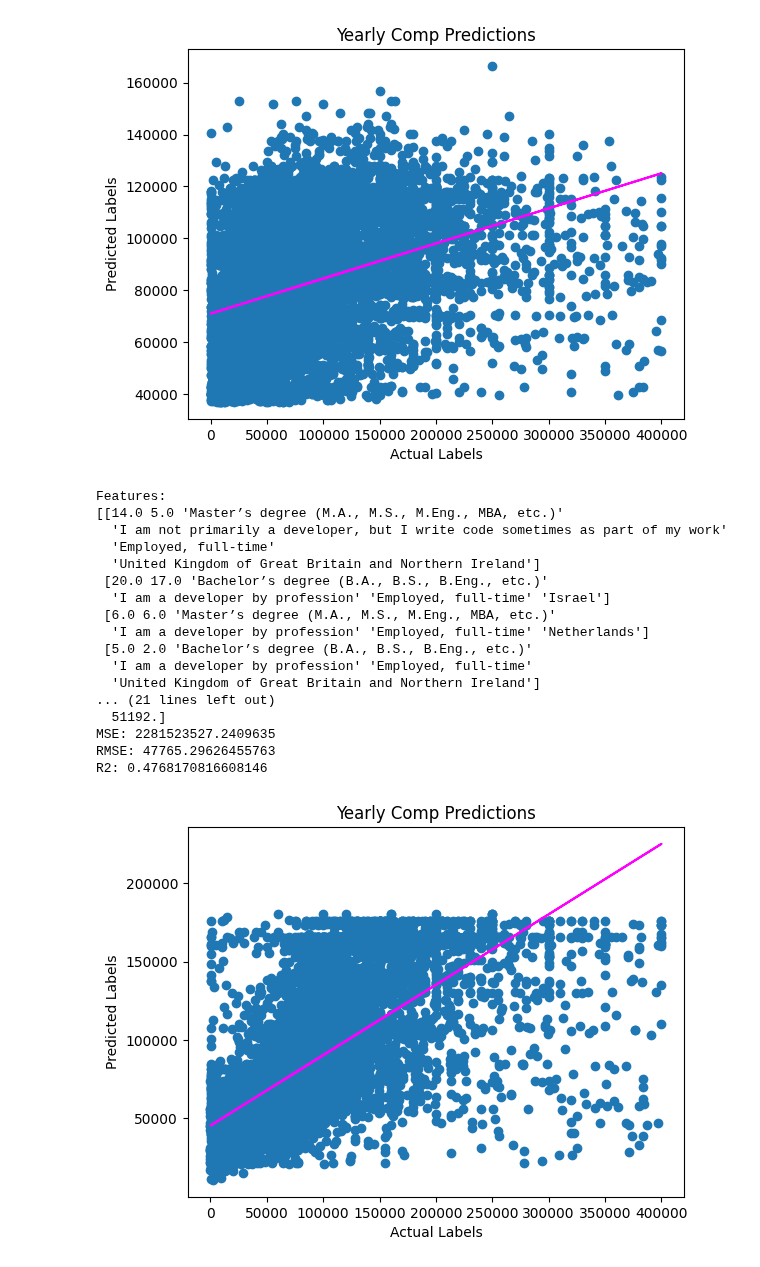
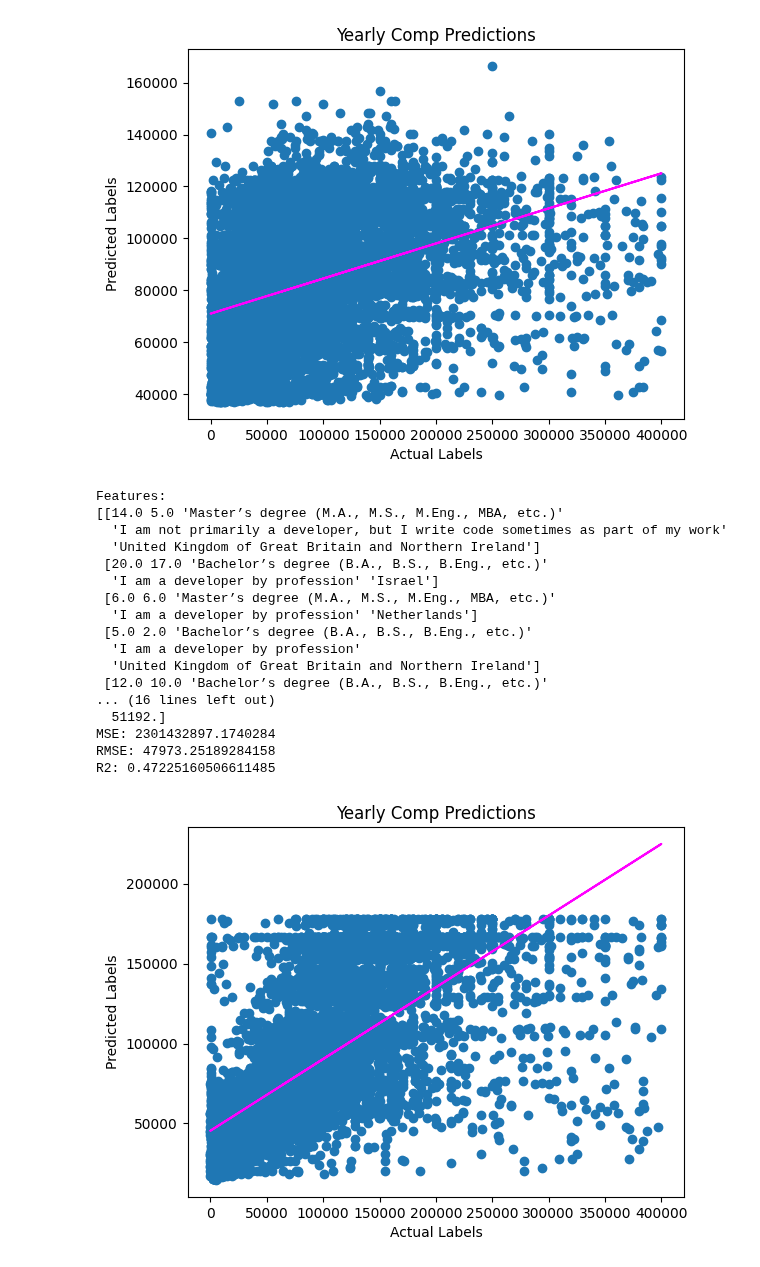
Before and after one commit to pamelafox/regression-model-azure-demo, a Jupyter notebook: explorer.ipynb, the cells around one changed output. Cells and saved outputs as stored; diff of their text form; code cells hidden in the pictures.

```diff
--- a/explorer.ipynb
+++ b/explorer.ipynb
@@ -366,7 +366,7 @@ from sklearn.linear_model import LinearRegression
 import numpy as np
 
 # Separate features and labels
-X, y = survey_data[['YearsCode','YearsCodePro', 'EdLevel', 'MainBranch', 'Employment', 'Country']].values, survey_data['ConvertedCompYearly'].values
+X, y = survey_data[['YearsCode','YearsCodePro', 'EdLevel', 'MainBranch', 'Country']].values, survey_data['ConvertedCompYearly'].values
 X_train, X_test, y_train, y_test = train_test_split(X, y, test_size=0.30, random_state=0)
 print('Features:',X[:10], '\nLabels:', y[:10], sep='\n')
 
@@ -376,43 +376,43 @@ numeric_transformer = Pipeline(steps=[
     ('scaler', StandardScaler())])
 
 # Define preprocessing for categorical features (encode them)
-categorical_features = [2, 3, 4, 5]
+categorical_features = [2, 3, 4]
 categorical_transformer = Pipeline(steps=[
     ('onehot', OneHotEncoder(handle_unknown='ignore'))])
 
 # Combine preprocessing steps
 preprocessor = ColumnTransformer(
     transformers=[
         ('num', numeric_transformer, numeric_features),
         ('cat', categorical_transformer, categorical_features)])
 
 # Create preprocessing and training pipeline
 pipeline = Pipeline(steps=[('preprocessor', preprocessor),
                            ('regressor', GradientBoostingRegressor())])
 
 
 # fit the pipeline to train a linear regression model on the training set
 model = pipeline.fit(X_train, (y_train))
 evaluate_model()
 # %% [output]
 Features:
 [[14.0 5.0 'Master’s degree (M.A., M.S., M.Eng., MBA, etc.)'
   'I am not primarily a developer, but I write code sometimes as part of my work'
-  'Employed, full-time'
   'United Kingdom of Great Britain and Northern Ireland']
  [20.0 17.0 'Bachelor’s degree (B.A., B.S., B.Eng., etc.)'
-  'I am a developer by profession' 'Employed, full-time' 'Israel']
+  'I am a developer by profession' 'Israel']
  [6.0 6.0 'Master’s degree (M.A., M.S., M.Eng., MBA, etc.)'
-  'I am a developer by profession' 'Employed, full-time' 'Netherlands']
+  'I am a developer by profession' 'Netherlands']
  [5.0 2.0 'Bachelor’s degree (B.A., B.S., B.Eng., etc.)'
-  'I am a developer by profession' 'Employed, full-time'
+  'I am a developer by profession'
   'United Kingdom of Great Britain and Northern Ireland']
-... (21 lines left out)
+ [12.0 10.0 'Bachelor’s degree (B.A., B.S., B.Eng., etc.)'
+... (16 lines left out)
   51192.]
-MSE: 2281523527.2409635
-RMSE: 47765.29626455763
-R2: 0.4768170816608146
+MSE: 2301432897.1740284
+RMSE: 47973.25189284158
+R2: 0.47225160506611485
-[figure, old version]
+[figure, new version]
 # %%
 import joblib
 
```
Also changed, not shown: parts of 3 cells of this notebook, 7 other files.
